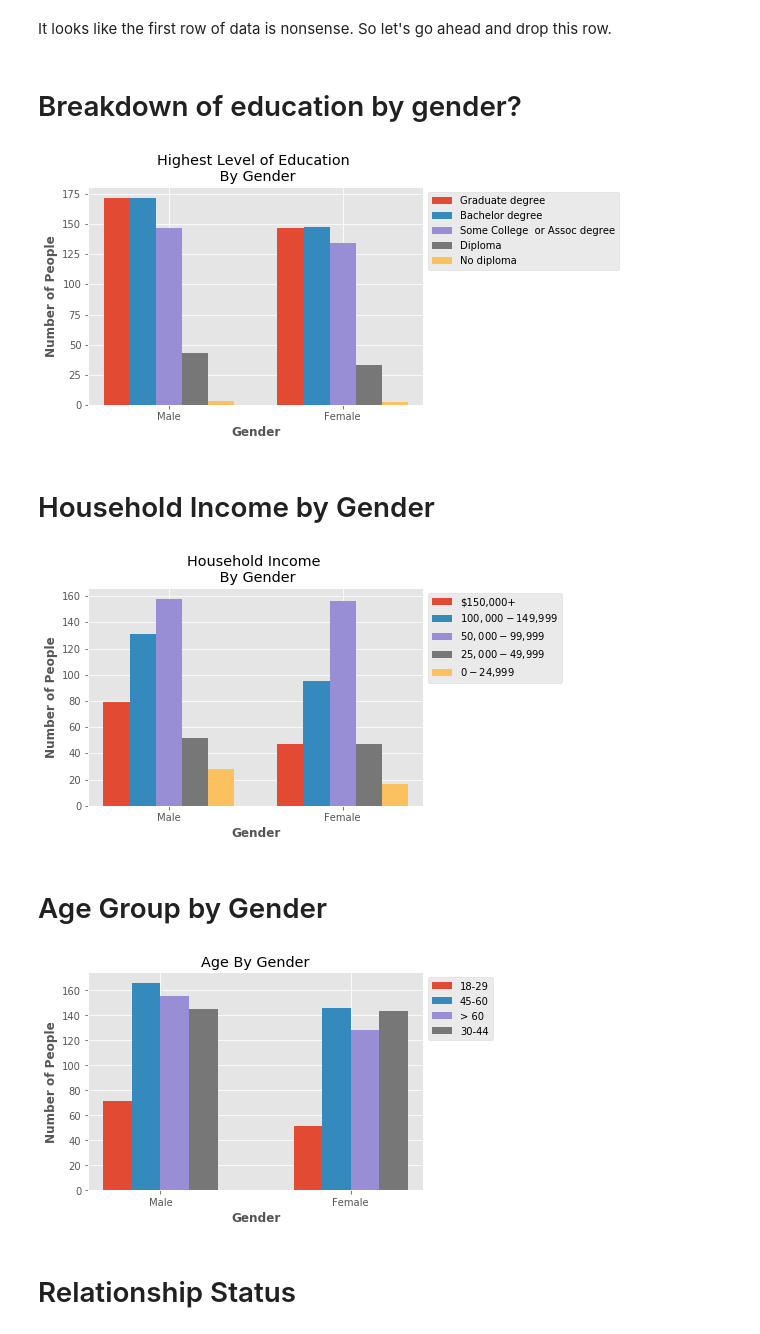
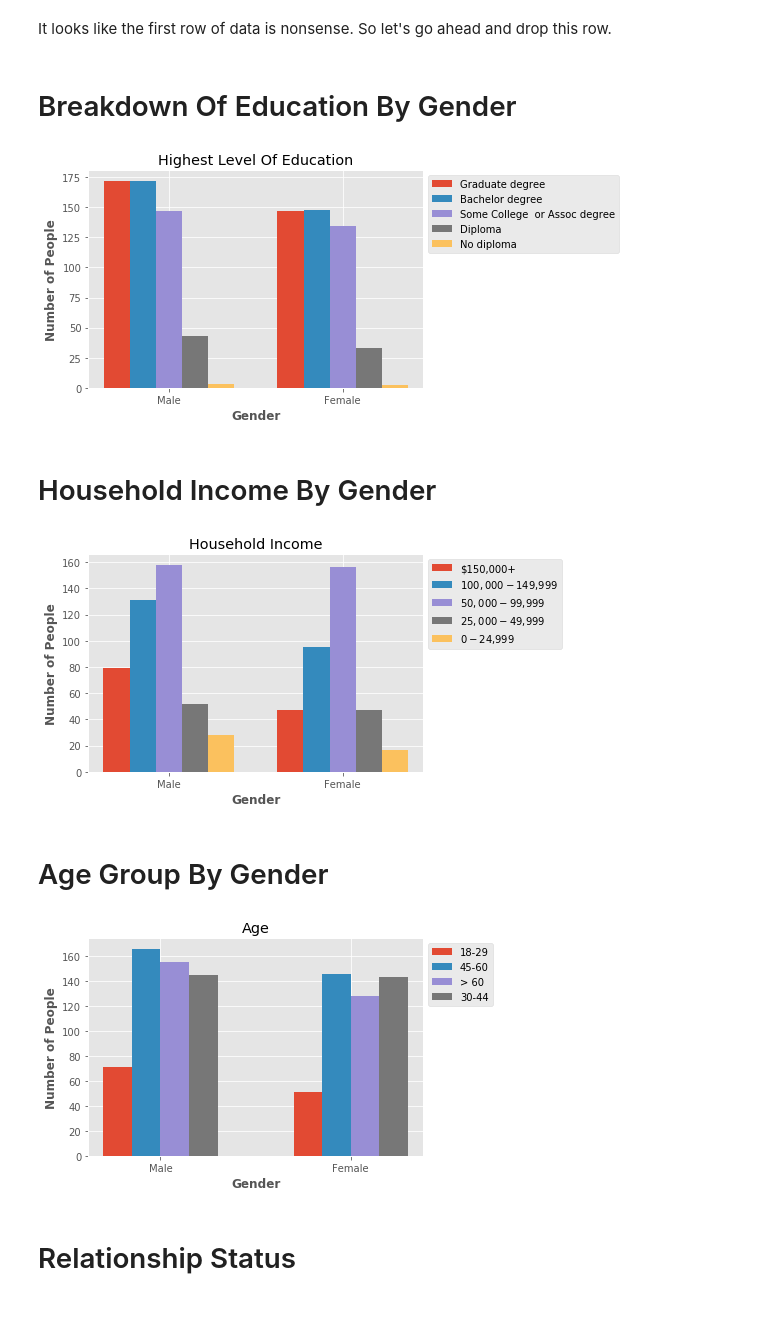
Before and after one commit to mathcoder3141/projects, a Jupyter notebook: sleep/sleep_analysis_explanatory.ipynb, the cells around one changed output. Drawn from its saved outputs; the diff is of its cells as text; code cells hidden in the pictures.

```diff
--- a/sleep/sleep_analysis_explanatory.ipynb
+++ b/sleep/sleep_analysis_explanatory.ipynb
@@ -16,39 +15,41 @@ sleep.head(2)
 # %% [markdown]
 It looks like the first row of data is nonsense. So let's go ahead and drop this row.
-# %% [markdown]
-# Breakdown of education by gender?
+# %%
+sleep = sleep.drop(sleep.index[0])
+# %% [markdown]
+# Breakdown Of Education By Gender
 # %%
 width = 0.15  # the width of the bars
 labels = [gender for gender in sleep['Gender'].unique() if gender is not np.nan]
 
 # bar heights
 bachelor = [x for x in sleep[sleep["Education"] == 'Bachelor degree']['Gender'].value_counts()]
 graduate = [x for x in sleep[sleep["Education"] == "Graduate degree"]['Gender'].value_counts()]
 some_college = [x for x in sleep[sleep["Education"] == "Some college or Associate degree"]['Gender'].value_counts()]
 high_shcool = [x for x in sleep[sleep["Education"] == "High school degree"]['Gender'].value_counts()]
 no_degree =[x for x in sleep[sleep["Education"] == "Less than high school degree"]['Gender'].value_counts()]
 
 x1 = np.arange(len(bachelor))  # the label locations
 x2 = [x + width for x in x1]
 x3 = [x + width for x in x2]
 x4 = [x + width for x in x3]
 x5 = [x + width for x in x4]
 
 plt.bar(x1, graduate, width = width, label = 'Graduate degree')
 plt.bar(x2, bachelor, width = width, label = 'Bachelor degree')
 plt.bar(x3, some_college, width = width, label = 'Some College  or Assoc degree')
 plt.bar(x4, high_shcool, width = width, label = 'Diploma')
 plt.bar(x5, no_degree, width = width, label = 'No diploma')
 plt.xticks([x + 2 * width for x in range(len(labels))], labels)
 plt.xlabel('Gender', fontweight='bold')
 plt.ylabel('Number of People', fontweight='bold')
-plt.title('Highest Level of Education \n By Gender')
+plt.title('Highest Level Of Education')
 plt.legend(loc='upper left', bbox_to_anchor=(1, 1))
 plt.show()
 # %% [output]
-[figure, old version]
+[figure, new version]
 # %% [markdown]
-# Household Income by Gender
+# Household Income By Gender
 # %%
 low_income = [x for x in sleep[sleep["Household Income"] == "$0 - $24,999"]['Gender'].value_counts()]
 low_medium_income = [x for x in sleep[sleep["Household Income"] == "$25,000 - $49,999"]['Gender'].value_counts()]
@@ -71,13 +72,13 @@ plt.bar(x5, low_income, width = width, label = '$0 - $24,999')
 plt.xticks([x + 2 * width for x in range(len(labels))], labels)
 plt.xlabel('Gender', fontweight='bold')
 plt.ylabel('Number of People', fontweight='bold')
-plt.title('Household Income \n By Gender')
+plt.title('Household Income')
 plt.legend(loc='upper left', bbox_to_anchor=(1, 1))
 plt.show()
 # %% [output]
-[figure, old version]
+[figure, new version]
 # %% [markdown]
-# Age Group by Gender
+# Age Group By Gender
 # %%
 teens = [x for x in sleep[sleep["Age"] == '18-29']['Gender'].value_counts()]
 fourties = [x for x in sleep[sleep["Age"] == '45-60']['Gender'].value_counts()]
@@ -97,11 +98,11 @@ plt.bar(x4, thirties, width = width, label = '30-44')
 plt.xticks([x + 1.5 * width for x in range(len(x1))], labels)
 plt.xlabel('Gender', fontweight='bold')
 plt.ylabel('Number of People', fontweight='bold')
-plt.title('Age By Gender')
+plt.title('Age')
 plt.legend(loc = 'upper left', bbox_to_anchor=(1,1))
 plt.show()
 # %% [output]
-[figure, old version]
+[figure, new version]
 # %% [markdown]
 # Relationship Status
 # %%
```
Also changed, not shown: parts of 22 cells of this notebook.
